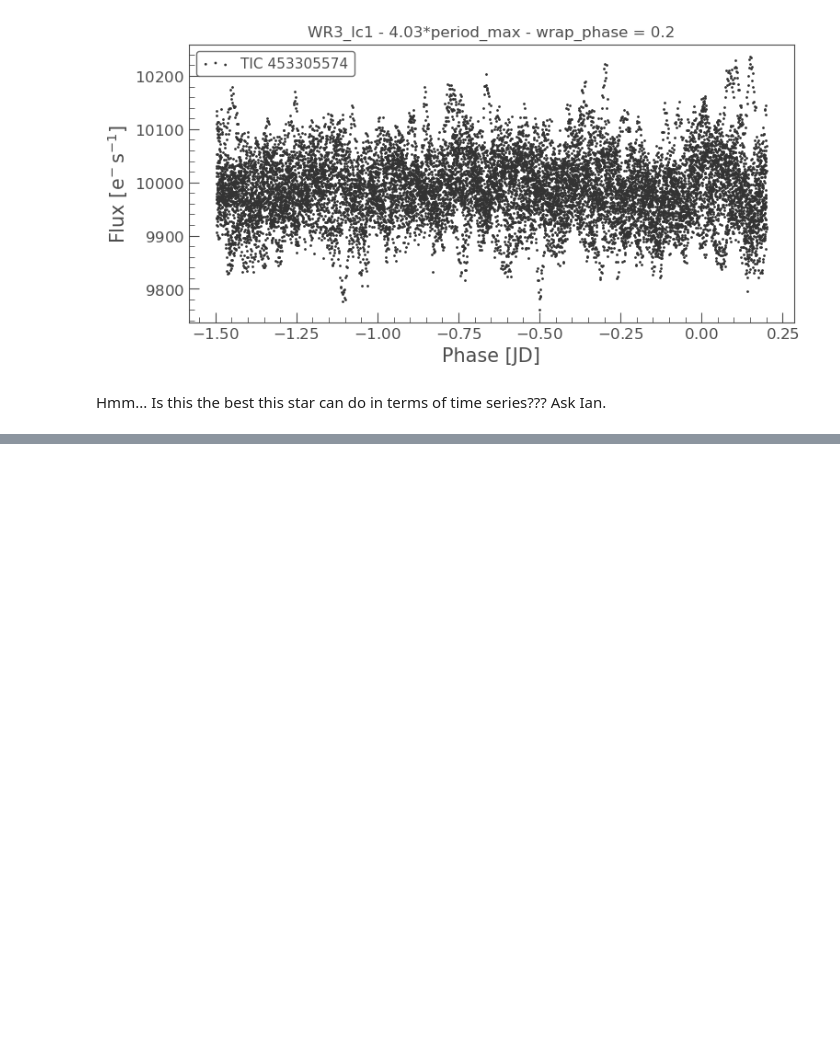
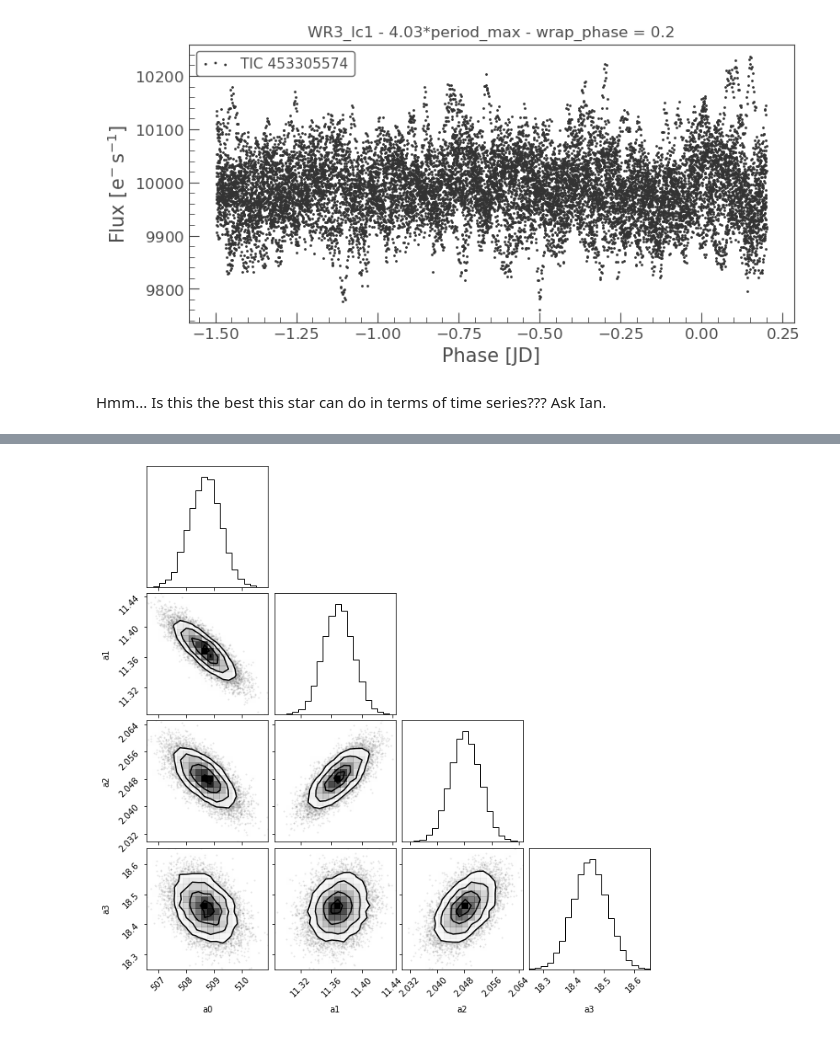
Before and after one commit to khraspyy/Y4MassiveStarsProject, a Jupyter notebook: Project/Codes/WR3/WR3_ts1.ipynb, the cells around one changed output, grey strips where cells are left out. Saved outputs shown, nothing was run; the diff lists cells and outputs as text; code cells hidden in the pictures; blank space fills up the shorter version.

```diff
--- a/Project/Codes/WR3/WR3_ts1.ipynb
+++ b/Project/Codes/WR3/WR3_ts1.ipynb
@@ -143,0 +327,6 @@ wr3_lc1.write("wr3_lc1.txt", format="ascii.fixed_width", overwrite=True)
+# %%
+fig = corner.corner(
+    flat_samples, labels=labels, truths=[a0_true, a1_true, a2_true, a3_true]
+);
+# %% [output]
+[figure, added]
```
Also changed, not shown: parts of 18 cells of this notebook.
